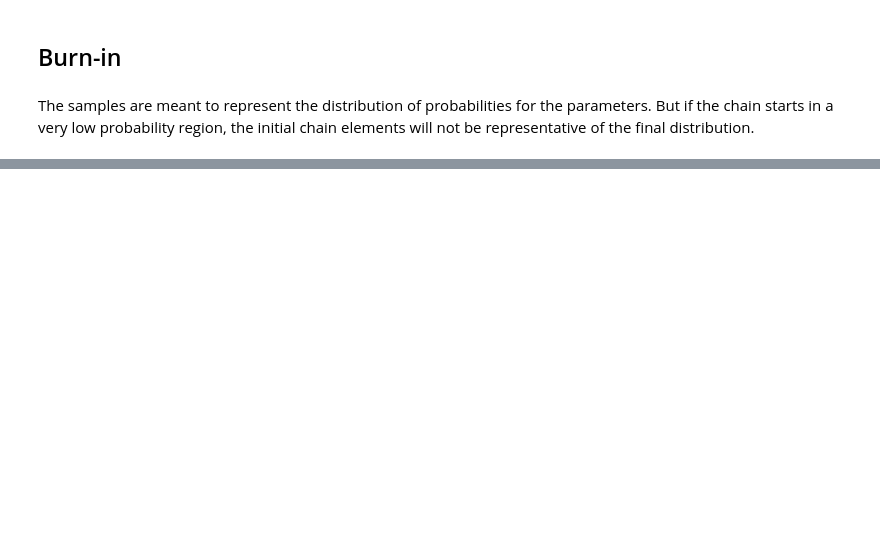
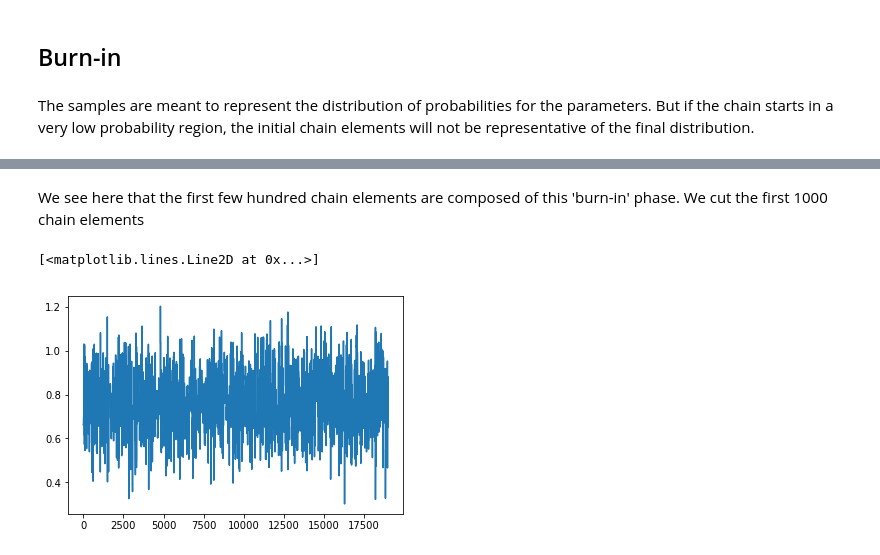
Before and after one commit to dparkins/MCMC-chain-analysis, a Jupyter notebook: MCMC_chain_analysis.ipynb, the cells around one changed output, grey strips where cells are left out. Cells and saved outputs as stored; diff of their text form; code cells hidden in the pictures; blank space fills up the shorter version.

Commit message:
Looking at burn-in

```diff
--- a/MCMC_chain_analysis.ipynb
+++ b/MCMC_chain_analysis.ipynb
@@ -59,0 +69,11 @@ plt.plot(index,chain[:,0])
+# %% [markdown]
+We see here that the first few hundred chain elements are composed of this 'burn-in' phase. We cut the first 1000 chain elements
+# %%
+burn_in_index = 1000
+burn_in_chain=chain[burn_in_index:,:]
+burn_in_index=np.arange(0,num_steps-burn_in_index)
+import matplotlib.pyplot as plt
+plt.plot(burn_in_index,burn_in_chain[:,0])
+# %% [output]
+[<matplotlib.lines.Line2D at 0x...>]
+[figure, added]
```
Also changed, not shown: parts of 9 cells of this notebook.
